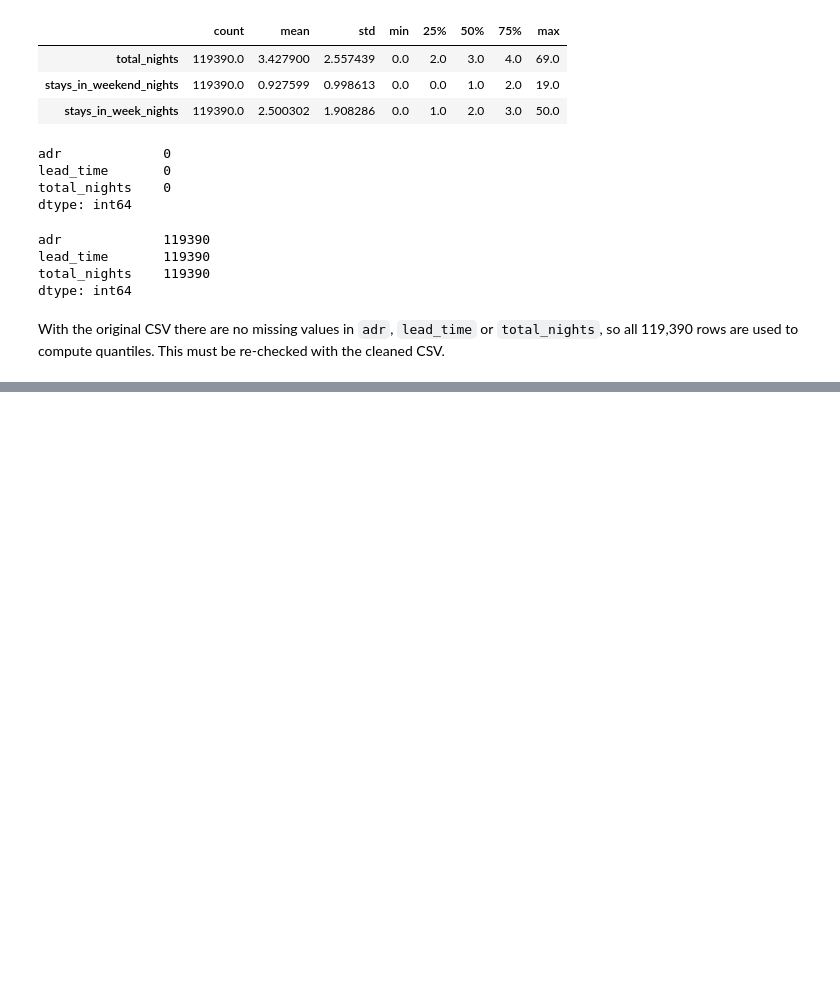
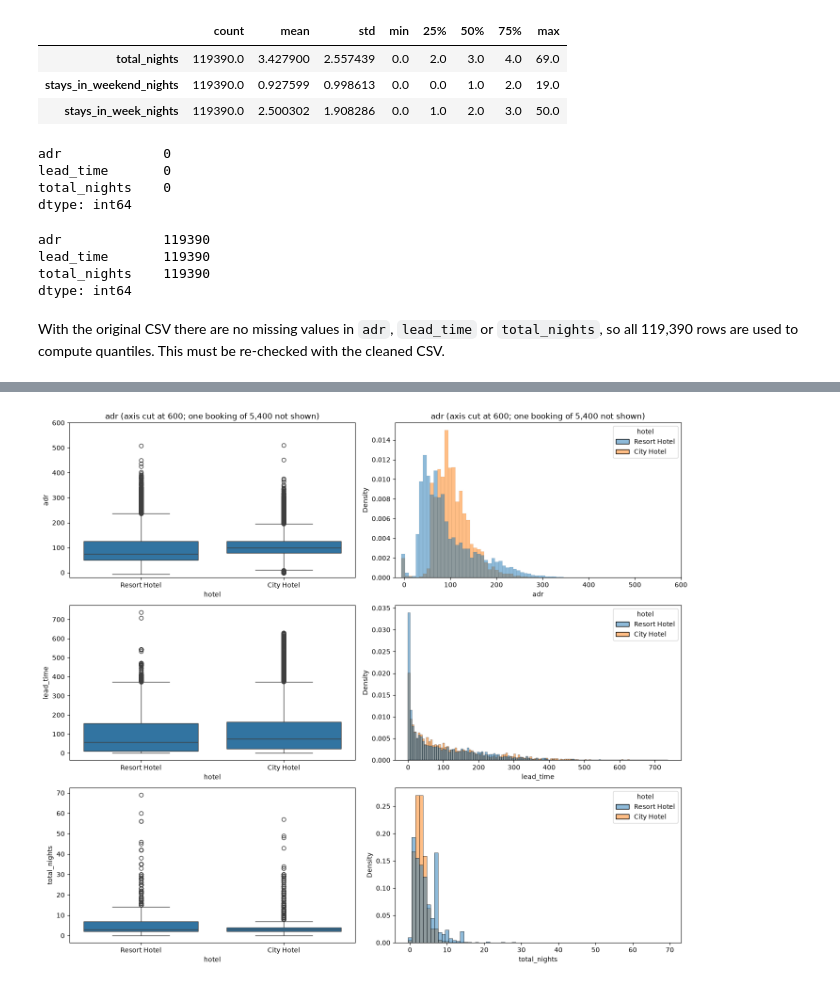
Before and after one commit to martinmon19/Assignment-MACHINE-LEARNING, a Jupyter notebook: notebooks/02_outliers.ipynb, the cells around one changed output, grey strips where cells are left out. Cells and saved outputs as stored; diff of their text form; code cells hidden in the pictures; blank space fills up the shorter version.

```diff
--- a/notebooks/02_outliers.ipynb
+++ b/notebooks/02_outliers.ipynb
@@ -170,0 +219,23 @@ so all 119,390 rows are used to compute quantiles. This must be re-checked with
+# %%
+fig, axes = plt.subplots(3, 2, figsize=(14, 12))
+
+for i, var in enumerate(["adr", "lead_time", "total_nights"]):
+    # Left column: boxplot per hotel
+    sns.boxplot(data=df, x="hotel", y=var, ax=axes[i, 0])
+
+    sns.histplot(
+        data=df, x=var, hue="hotel",
+        stat="density", common_norm=False,
+        discrete=(var == "total_nights"),
+        ax=axes[i, 1],
+    )
+
+axes[0, 0].set_ylim(-20, 600)
+axes[0, 1].set_xlim(-20, 600)
+axes[0, 0].set_title("adr (axis cut at 600; one booking of 5,400 not shown)")
+axes[0, 1].set_title("adr (axis cut at 600; one booking of 5,400 not shown)")
+
+plt.tight_layout()
+plt.show()
+# %% [output]
+[figure, added]
```
Also changed, not shown: parts of 7 cells of this notebook.
